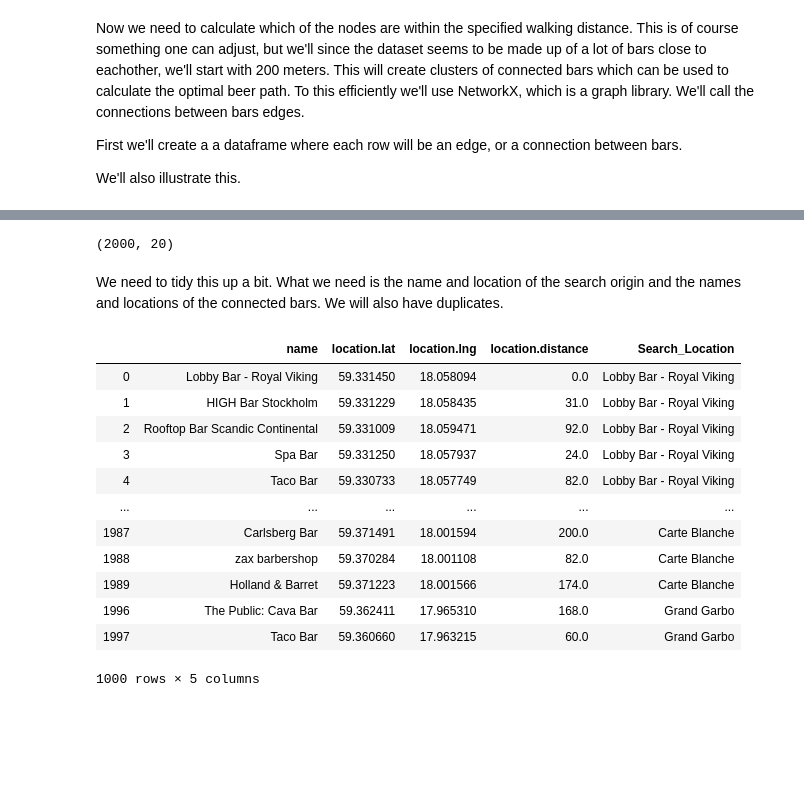
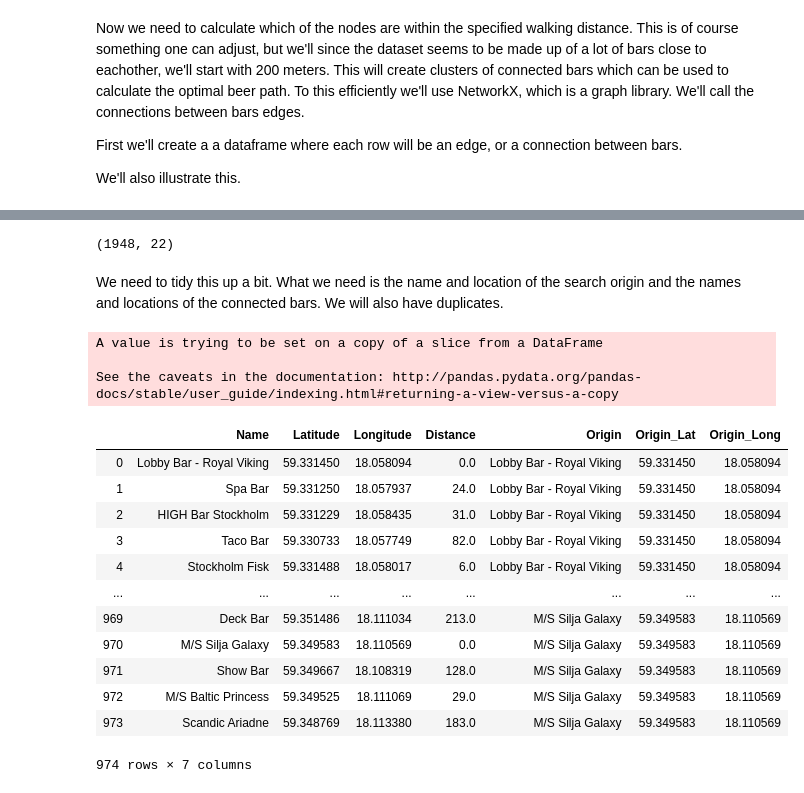
Before and after one commit to PetterWe/Coursera_Capstone, a Jupyter notebook: The optimal beer path of Stockholm, Sweden.ipynb, the cells around one changed output, grey strips where cells are left out. Drawn from its saved outputs; the diff is of its cells as text; code cells hidden in the pictures; blank space fills up the shorter version.

```diff
--- a/The optimal beer path of Stockholm, Sweden.ipynb
+++ b/The optimal beer path of Stockholm, Sweden.ipynb
@@ -192,7 +192,7 @@ First we'll create a a dataframe where each row will be an edge, or a connection
 We'll also illustrate this.
 # %%
 #It worked using iterrows and two API calls per iteration, no need to use asyncio and aiohttp
-df_edges=pd.DataFrame([])
+df_edges_raw=pd.DataFrame([])
 for index, row in Dataframe_of_bars_to_connect.iterrows():
     #Iterating over each location to find the bars within distance
     search_query = 'Bar'
@@ -205,16 +205,20 @@ for index, row in Dataframe_of_bars_to_connect.iterrows():
     json_bar_res = bar_res ['response']['venues']
     df_bar_res = json_normalize(json_bar_res)
     df_bar_res['Search_Location']=name_of_location #We need to know from where we are searching to be able to connect the edges
-    df_edges=df_edges.append(df_bar_res, ignore_index=True, sort=False )
+    df_bar_res ['Search_Location_Lat']=latitude
+    df_bar_res['Search_Location_Long']=longitude
+    df_edges_raw=df_edges_raw.append(df_bar_res, ignore_index=True, sort=False )
     #We also need to fetch the Nightclubs
     search_query = 'Nightclub'
     nightClub_res = requests.get(url).json()
     json_nc_res=nightClub_res['response']['venues']
     df_nc_res = json_normalize(json_nc_res)
     df_nc_res['Search_Location']=name_of_location #We need to know from where we are searching
-    df_edges=df_edges.append(df_nc_res, ignore_index=True, sort=False )
+    df_nc_res ['Search_Location_Lat']=latitude
+    df_nc_res ['Search_Location_Long']=longitude
+    df_edges_raw=df_edges_raw.append(df_nc_res, ignore_index=True, sort=False )
     #We need to get the name of the location we are searching from into the dataframe too, to be able to add the edges
 
 
-df_edges.head()
+df_edges_raw.head()
 # %% [output]
@@ -227,24 +226,29 @@ df_edges.head()
 # %%
-df_edges.shape
+df_edges_raw.shape
 # %% [output]
-(2000, 20)
+(1948, 22)
 # %% [markdown]
 We need to tidy this up a bit. What we need is the name and location of the search origin and the names and locations of the connected bars. We will also have duplicates.
 # %%
-df_edges=df_edges[['name','location.lat','location.lng','location.distance','Search_Location']]
+df_edges=df_edges_raw[['name','location.lat','location.lng','location.distance','Search_Location','Search_Location_Lat','Search_Location_Long']]
 df_edges.drop_duplicates(inplace=True)
+df_edges.rename(columns={'name':'Name','location.lat':'Latitude', 'location.lng':'Longitude', 'location.distance':'Distance', 'Search_Location':'Origin','Search_Location_Lat':'Origin_Lat','Search_Location_Long':'Origin_Long'}, inplace=True)
+df_edges.reset_index(drop=True, inplace=True)
 df_edges
 # %% [output]
+A value is trying to be set on a copy of a slice from a DataFrame
+
+See the caveats in the documentation: http://pandas.pydata.org/pandas-docs/stable/user_guide/indexing.html#returning-a-view-versus-a-copy
-|  | name | location.lat | location.lng | location.distance | Search_Location |
-| 0 | Lobby Bar - Royal Viking | 59.331450 | 18.058094 | 0.0 | Lobby Bar - Royal Viking |
-| 1 | HIGH Bar Stockholm | 59.331229 | 18.058435 | 31.0 | Lobby Bar - Royal Viking |
-| 2 | Rooftop Bar Scandic Continental | 59.331009 | 18.059471 | 92.0 | Lobby Bar - Royal Viking |
-| 3 | Spa Bar | 59.331250 | 18.057937 | 24.0 | Lobby Bar - Royal Viking |
-| 4 | Taco Bar | 59.330733 | 18.057749 | 82.0 | Lobby Bar - Royal Viking |
-| ... | ... | ... | ... | ... | ... |
-| 1987 | Carlsberg Bar | 59.371491 | 18.001594 | 200.0 | Carte Blanche |
-| 1988 | zax barbershop | 59.370284 | 18.001108 | 82.0 | Carte Blanche |
-| 1989 | Holland & Barret | 59.371223 | 18.001566 | 174.0 | Carte Blanche |
-| 1996 | The Public: Cava Bar | 59.362411 | 17.965310 | 168.0 | Grand Garbo |
-| 1997 | Taco Bar | 59.360660 | 17.963215 | 60.0 | Grand Garbo |
+|  | Name | Latitude | Longitude | Distance | Origin | Origin_Lat | Origin_Long |
+| 0 | Lobby Bar - Royal Viking | 59.331450 | 18.058094 | 0.0 | Lobby Bar - Royal Viking | 59.331450 | 18.058094 |
+| 1 | Spa Bar | 59.331250 | 18.057937 | 24.0 | Lobby Bar - Royal Viking | 59.331450 | 18.058094 |
+| 2 | HIGH Bar Stockholm | 59.331229 | 18.058435 | 31.0 | Lobby Bar - Royal Viking | 59.331450 | 18.058094 |
+| 3 | Taco Bar | 59.330733 | 18.057749 | 82.0 | Lobby Bar - Royal Viking | 59.331450 | 18.058094 |
+| 4 | Stockholm Fisk | 59.331488 | 18.058017 | 6.0 | Lobby Bar - Royal Viking | 59.331450 | 18.058094 |
+| ... | ... | ... | ... | ... | ... | ... | ... |
+| 969 | Deck Bar | 59.351486 | 18.111034 | 213.0 | M/S Silja Galaxy | 59.349583 | 18.110569 |
+| 970 | M/S Silja Galaxy | 59.349583 | 18.110569 | 0.0 | M/S Silja Galaxy | 59.349583 | 18.110569 |
+| 971 | Show Bar | 59.349667 | 18.108319 | 128.0 | M/S Silja Galaxy | 59.349583 | 18.110569 |
+| 972 | M/S Baltic Princess | 59.349525 | 18.111069 | 29.0 | M/S Silja Galaxy | 59.349583 | 18.110569 |
+| 973 | Scandic Ariadne | 59.348769 | 18.113380 | 183.0 | M/S Silja Galaxy | 59.349583 | 18.110569 |
-1000 rows × 5 columns
+974 rows × 7 columns
```
Also changed, not shown: parts of 10 cells of this notebook.
